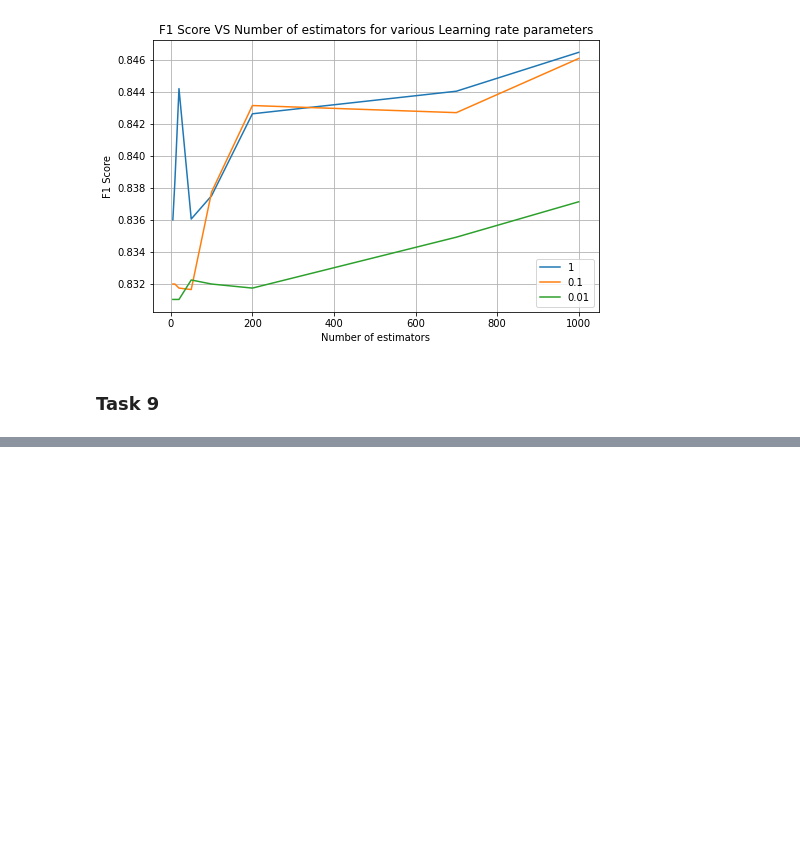
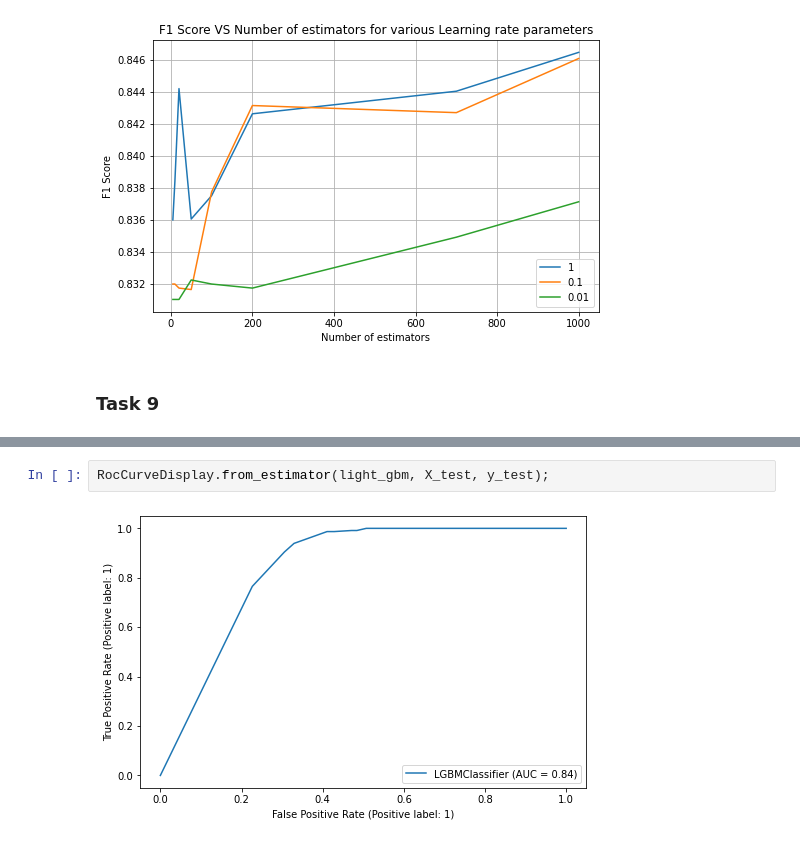
Before and after one commit to nktnlx/mle_course, a Jupyter notebook: 02_ml/20_gradient_boosting.ipynb, the cells around one changed output, grey strips where cells are left out. Cells and saved outputs as stored; diff of their text form; blank space fills up the shorter version.

```diff
--- a/02_ml/20_gradient_boosting.ipynb
+++ b/02_ml/20_gradient_boosting.ipynb
@@ -301,0 +466,4 @@ n_estimators_list = [2, 3, 4, 5, 10, 20, 50, 70, 100, 200, 700, 1000, 2000]
+# %%
+RocCurveDisplay.from_estimator(light_gbm, X_test, y_test);
+# %% [output]
+[figure, added]
```
Also changed, not shown: parts of 29 cells of this notebook.
